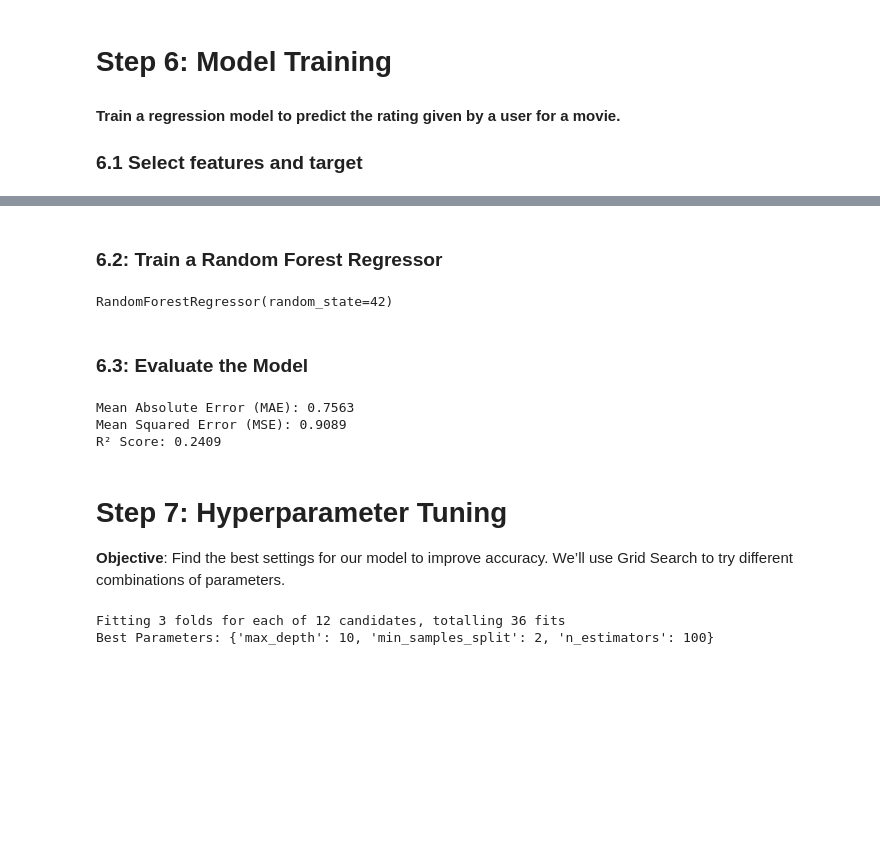
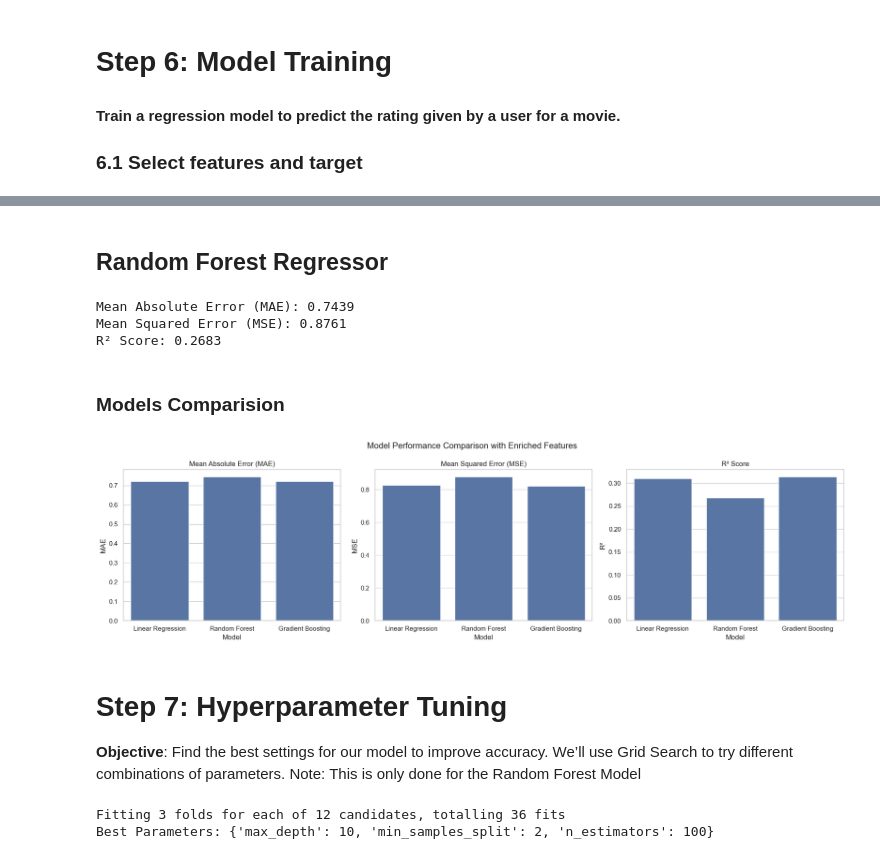
Before and after one commit to bhusalashish/Movie-Rating-Prediction, a Jupyter notebook: Supervised Learning Lab/lab1.ipynb, the cells around one changed output, grey strips where cells are left out. Saved outputs shown, nothing was run; the diff lists cells and outputs as text; code cells hidden in the pictures; blank space fills up the shorter version.

Commit message:
Add linear regression and gradient Boosting models for training
In addition to training the data in these models, visualise the prediction for each models

```diff
--- a/Supervised Learning Lab/lab1.ipynb
+++ b/Supervised Learning Lab/lab1.ipynb
@@ -369,0 +386,6 @@ ratings_df = ratings_df.merge(movie_avg_rating, on='item_id')
+# %%
+# One-hot encode gender and occupation
+encoded_users = pd.get_dummies(ratings_df[['gender', 'occupation']], drop_first=True)
+
+# Add to main feature set
+ratings_df = pd.concat([ratings_df, encoded_users], axis=1)
@@ -470,38 +546,65 @@ y_test = test_df[target_col]
 # %% [markdown]
-### 6.2: Train a Random Forest Regressor
+## Random Forest Regressor
 # %%
 from sklearn.ensemble import RandomForestRegressor
-from sklearn.metrics import mean_absolute_error, mean_squared_error, r2_score
 
 # Initialize the model
 rf_model = RandomForestRegressor(n_estimators=100, random_state=42)
 
 # Fit on training data
 rf_model.fit(X_train, y_train)
+
+# Predict on test set
+y_pred_rf = rf_model.predict(X_test)
+
+# Evaluate performance
+mae_rf = mean_absolute_error(y_test, y_pred_rf)
+mse_rf = mean_squared_error(y_test, y_pred_rf)
+r2_rf = r2_score(y_test, y_pred_rf)
+
+print(f"Mean Absolute Error (MAE): {mae:.4f}")
+print(f"Mean Squared Error (MSE): {mse:.4f}")
+print(f"R² Score: {r2:.4f}")
 # %% [output]
-RandomForestRegressor(random_state=42)
+Mean Absolute Error (MAE): 0.7439
+Mean Squared Error (MSE): 0.8761
+R² Score: 0.2683
-# %% [markdown]
-### 6.3: Evaluate the Model
-# %%
-# Predict on test set
-y_pred = rf_model.predict(X_test)
-
-# Evaluate performance
-mae = mean_absolute_error(y_test, y_pred)
-mse = mean_squared_error(y_test, y_pred)
-r2 = r2_score(y_test, y_pred)
-
-print(f"Mean Absolute Error (MAE): {mae:.4f}")
-print(f"Mean Squared Error (MSE): {mse:.4f}")
-print(f"R² Score: {r2:.4f}")
-# %% [output]
-Mean Absolute Error (MAE): 0.7563
-Mean Squared Error (MSE): 0.9089
-R² Score: 0.2409
+# %% [markdown]
+### Models Comparision
+# %%
+# Combine results into a DataFrame
+results = pd.DataFrame({
+    'Model': ['Linear Regression', 'Random Forest', 'Gradient Boosting'],
+    'MAE': [mae_lr, mae_rf, mae_gb],
+    'MSE': [mse_lr, mse_rf, mse_gb],
+    'R²': [r2_lr, r2_rf, r2_gb]
+})
+
+# Plot comparison
+import matplotlib.pyplot as plt
+import seaborn as sns
+
+fig, axes = plt.subplots(1, 3, figsize=(18, 5))
+
+sns.barplot(x='Model', y='MAE', data=results, ax=axes[0])
+axes[0].set_title('Mean Absolute Error (MAE)')
+
+sns.barplot(x='Model', y='MSE', data=results, ax=axes[1])
+axes[1].set_title('Mean Squared Error (MSE)')
+
+sns.barplot(x='Model', y='R²', data=results, ax=axes[2])
+axes[2].set_title('R² Score')
+
+plt.suptitle("Model Performance Comparison with Enriched Features")
+plt.tight_layout()
+plt.show()
+# %% [output]
+[figure, added]
 # %% [markdown]
 # Step 7: Hyperparameter Tuning
 
 **Objective**: Find the best settings for our model to improve accuracy. We’ll use Grid Search to try different combinations of parameters.
+Note: This is only done for the Random Forest Model
 # %%
 from sklearn.model_selection import GridSearchCV
 
```
Also changed, not shown: parts of 23 cells of this notebook, 1 other file.
